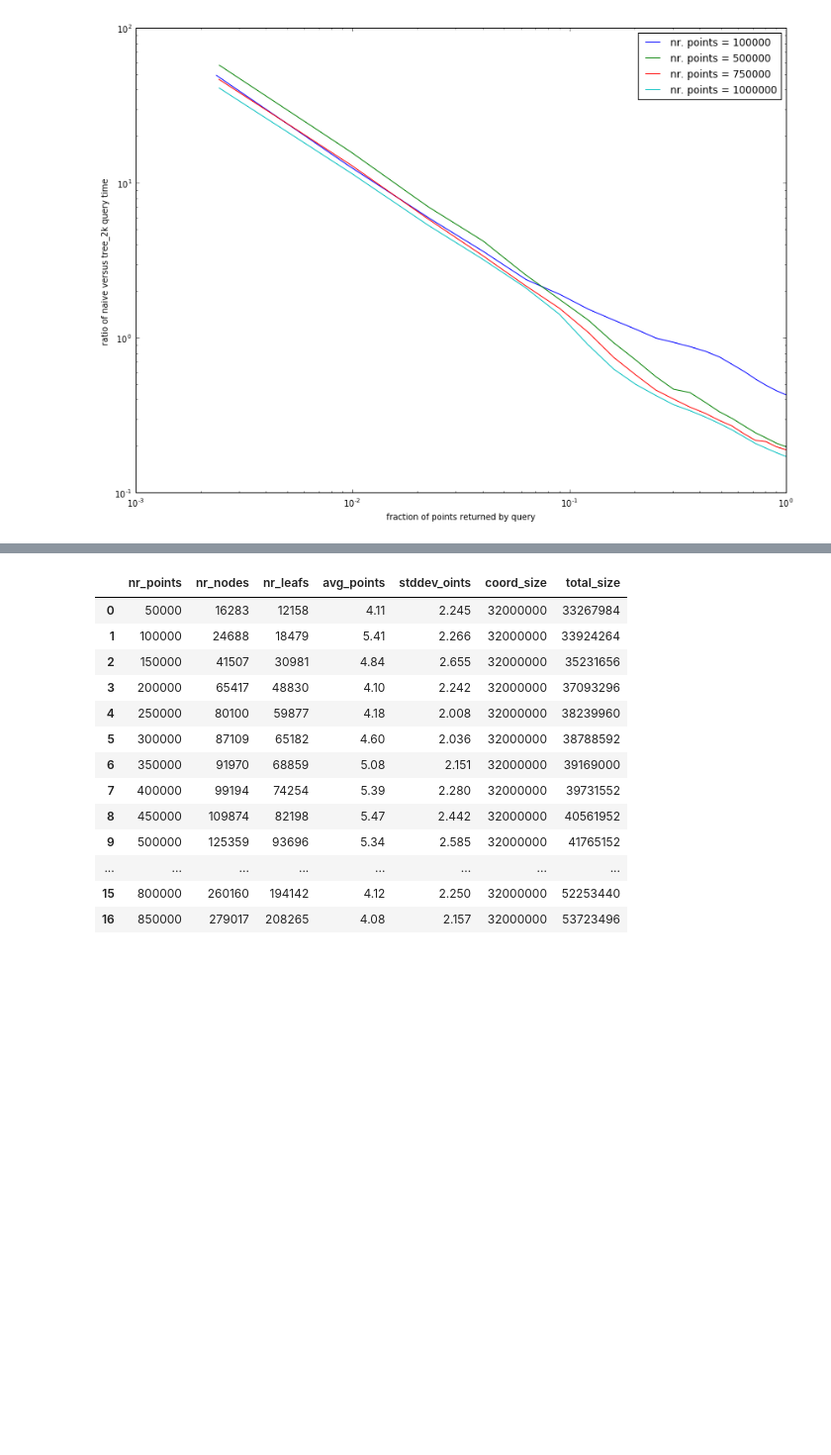
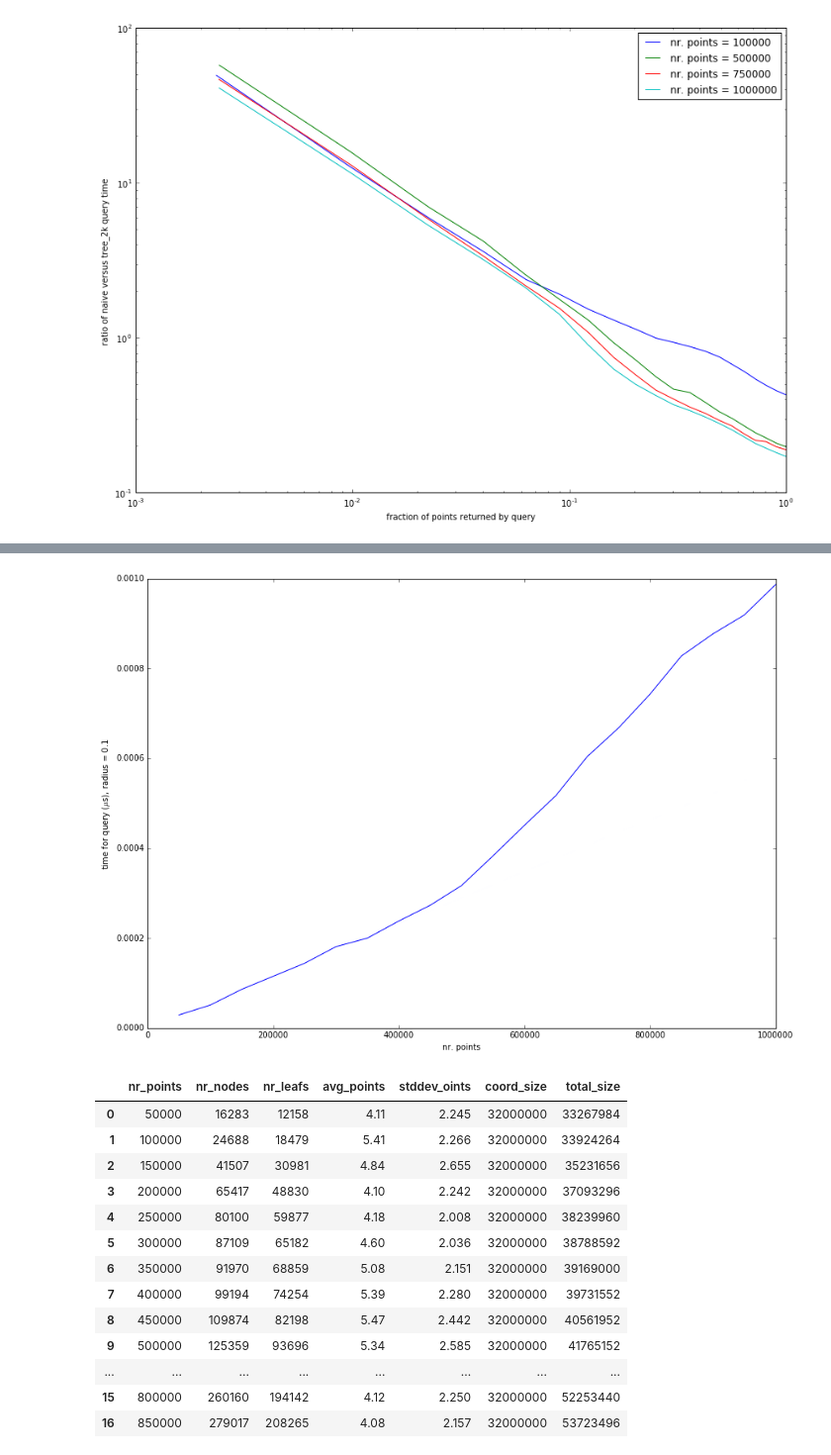
Before and after one commit to gjbex/training-material, a Jupyter notebook: C/Tree_2k/benchmark/scaling_overhead.ipynb, the cells around one changed output, grey strips where cells are left out. Shown at 99% size. Drawn from its saved outputs; the diff is of its cells as text; code cells hidden in the pictures; blank space fills up the shorter version.

```diff
--- a/C/Tree_2k/benchmark/scaling_overhead.ipynb
+++ b/C/Tree_2k/benchmark/scaling_overhead.ipynb
@@ -48,3 +55,11 @@ plot_query_size_eff(scaling, [100000, 500000, 750000, 1000000])
+# %%
+plt.figure(figsize=(14, 10))
+plt.xlabel('nr. points')
+plt.ylabel('time for query ($\mu$s), radius = 0.1')
+sel = scaling.radius == 0.10
+plt.plot(scaling[sel]['nr_points'], scaling[sel]['q_time']);
+# %% [output]
+[figure, added]
 # %%
 overhead = pd.read_csv('overhead.txt', sep=' ')
 overhead
```
Also changed, not shown: parts of 3 cells of this notebook.
